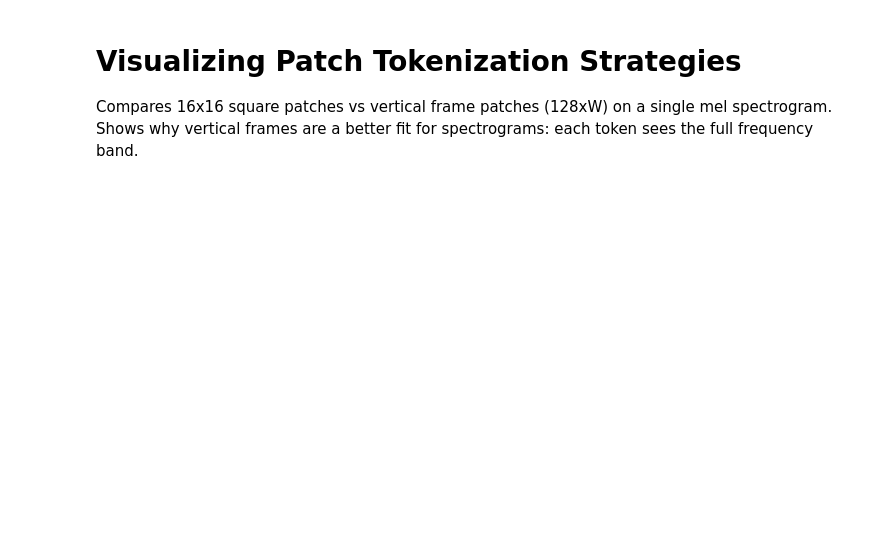
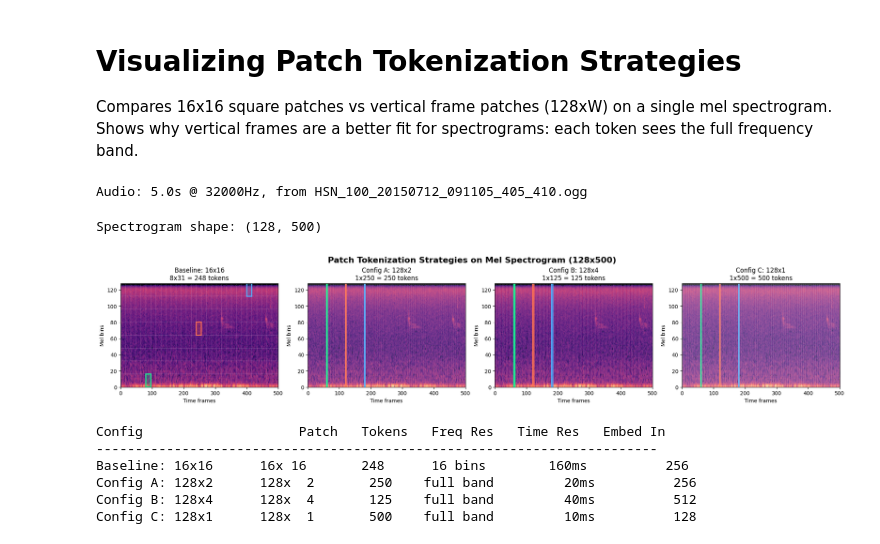
Before and after one commit to dsgt-arc/birdclef-2026, a Jupyter notebook: user/murilo/experiments/004-frame-tokenization/notebooks/visualize_tokenization.ipynb, the cells around one changed output. Cells and saved outputs as stored; diff of their text form; code cells hidden in the pictures; blank space fills up the shorter version.

Commit message:
Fix tokenization notebook: load audio from filepath, fix layout overlap

```diff
--- a/user/murilo/experiments/004-frame-tokenization/notebooks/visualize_tokenization.ipynb
+++ b/user/murilo/experiments/004-frame-tokenization/notebooks/visualize_tokenization.ipynb
@@ -19,15 +20,24 @@ from birdset_benchmark.preprocessing.mel_spectrogram import MelSpectrogramTransf
 # Load one sample from HSN
 dataset = load_birdset_dataset("HSN", split="test_5s", subset_size=10)
 sample = dataset[0]
-audio = torch.tensor(sample["audio"]["array"], dtype=torch.float32)
-sr = sample["audio"]["sampling_rate"]
-print(f"Audio: {audio.shape[0]/sr:.1f}s @ {sr}Hz")
+
+# Audio is stored as a file path, not decoded bytes
+audio_path = sample["audio"]["path"] or sample["filepath"]
+audio_data, sr = sf.read(audio_path)
+if audio_data.ndim > 1:
+    audio_data = audio_data.mean(axis=1)  # stereo -> mono
+audio = torch.tensor(audio_data, dtype=torch.float32)
+print(f"Audio: {audio.shape[0] / sr:.1f}s @ {sr}Hz, from {audio_path.split('/')[-1]}")
+# %% [output]
+Audio: 5.0s @ 32000Hz, from HSN_100_20150712_091105_405_410.ogg
 # %%
 # Generate mel spectrogram (128 x 500)
 mel_transform = MelSpectrogramTransform(sample_rate=sr)
 mel = mel_transform(audio)  # (1, 128, 500)
 spec = mel.squeeze(0).numpy()  # (128, 500)
 print(f"Spectrogram shape: {spec.shape}")
+# %% [output]
+Spectrogram shape: (128, 500)
 # %%
 def draw_patch_grid(ax, spec, patch_h, patch_w, title, highlight_patches=None):
     """Draw spectrogram with patch grid overlay."""
@@ -57,30 +67,31 @@ def draw_patch_grid(ax, spec, patch_h, patch_w, title, highlight_patches=None):
 
     n_freq = H // patch_h
     n_time = W // patch_w
-    ax.set_title(f"{title}\n{n_freq}x{n_time} = {n_freq * n_time} tokens", fontsize=11)
+    ax.set_title(f"{title}\n{n_freq}x{n_time} = {n_freq * n_time} tokens", fontsize=12)
     ax.set_xlabel("Time frames")
     ax.set_ylabel("Mel bins")
 # %%
 configs = [
     ("Baseline: 16x16", 16, 16, [(0, 5), (4, 15), (7, 25)]),
     ("Config A: 128x2", 128, 2, [(0, 30), (0, 60), (0, 90)]),
     ("Config B: 128x4", 128, 4, [(0, 15), (0, 30), (0, 45)]),
     ("Config C: 128x1", 128, 1, [(0, 60), (0, 120), (0, 180)]),
 ]
 
 fig, axes = plt.subplots(1, 4, figsize=(20, 4), constrained_layout=True)
 
 for ax, (title, ph, pw, highlights) in zip(axes, configs, strict=False):
     draw_patch_grid(ax, spec, ph, pw, title, highlights)
 
 fig.suptitle(
     "Patch Tokenization Strategies on Mel Spectrogram (128x500)",
-    fontsize=13,
+    fontsize=16,
     fontweight="bold",
-    y=1.02,
 )
 plt.savefig("../artifacts/tokenization_comparison.png", dpi=150, bbox_inches="tight")
 plt.show()
+# %% [output]
+[figure, added]
 # %%
 # Summary table
 print(
@@ -97,3 +108,10 @@ for name, ph, pw, _ in configs:
     print(
         f"{name:<20} {ph}x{pw:>3}     {tokens:>5}   {freq_res:>10}   {time_res:>10}   {embed_in:>10}"
     )
+# %% [output]
+Config                    Patch   Tokens   Freq Res   Time Res   Embed In
+------------------------------------------------------------------------
+Baseline: 16x16      16x 16       248      16 bins        160ms          256
+Config A: 128x2      128x  2       250    full band         20ms          256
+Config B: 128x4      128x  4       125    full band         40ms          512
+Config C: 128x1      128x  1       500    full band         10ms          128
```
Also changed, not shown: parts of 1 cell of this notebook.
